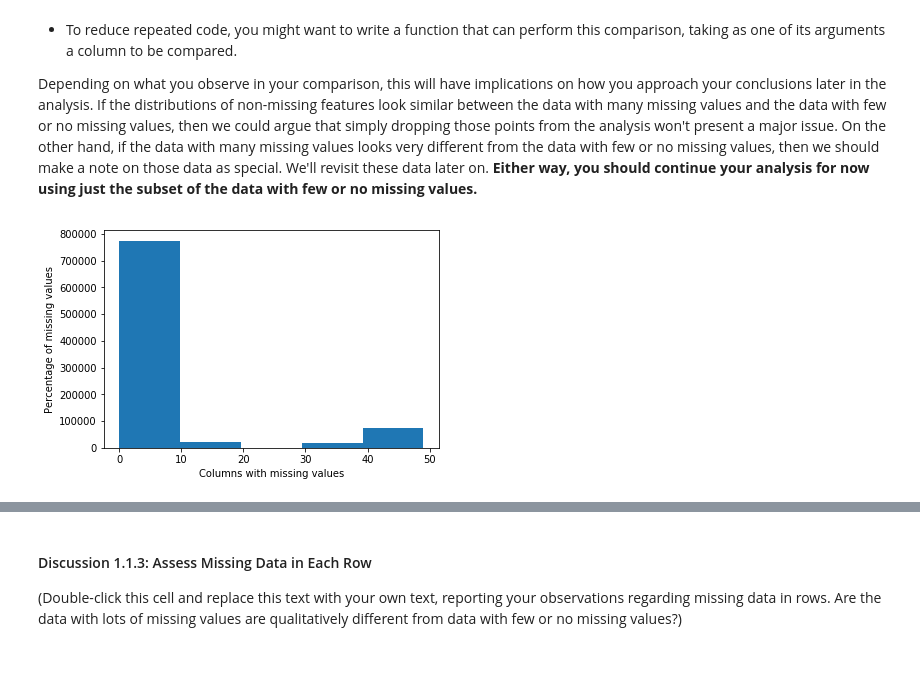
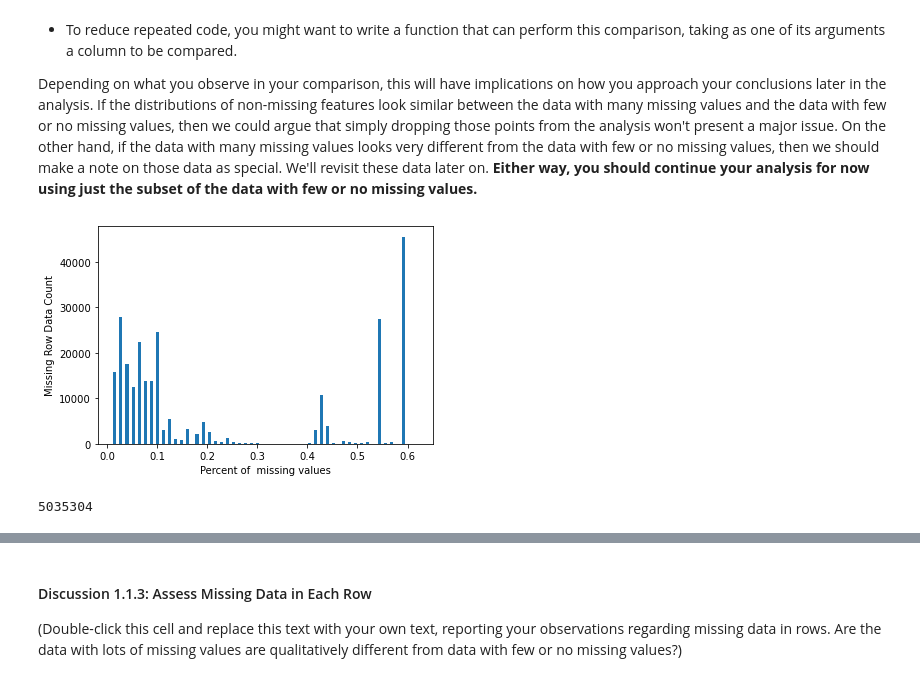
Before and after one commit to sjohnp2112/Identify-Custemer-Segments, a Jupyter notebook: Identify_Customer_Segments_sphelps.ipynb, the cells around one changed output, grey strips where cells are left out. Saved outputs shown, nothing was run; the diff lists cells and outputs as text; code cells hidden in the pictures.

```diff
--- a/Identify_Customer_Segments_sphelps.ipynb
+++ b/Identify_Customer_Segments_sphelps.ipynb
@@ -262,18 +264,34 @@ Depending on what you observe in your comparison, this will have implications on
 # %%
 # How much data is missing in each row of the dataset?
 row_total = azdias_cleaned_df.isnull().sum(axis=1)
-# print(row_total)
+row_total = row_total[row_total > 0]/len(azdias_cleaned_df.columns * 100)
+row_total.sort_values(inplace=True)
 
-plt.hist(row_total, bins=5)
-plt.xlabel('Columns with missing values')
-plt.ylabel('Percentage of missing values')
+
+plt.hist(row_total, bins=100)
+plt.xlabel('Percent of  missing values')
+plt.ylabel('Missing Row Data Count')
 
 plt.show()
 # %% [output]
-[figure, old version]
+[figure, new version]
 # %%
 # Write code to divide the data into two subsets based on the number of missing
 # values in each row.
-subset_1 = azdias_cleaned_df[azdias_cleaned_df.isnull().sum(axis=1) <= 12.50]
-subset_2 = azdias_cleaned_df[azdias_cleaned_df.isnull().sum(axis=1) > 12.50]
+
+row_total_count = azdias_cleaned_df.isnull().sum(axis=1)
+row_total_count.sort_values(ascending=False)
+
+# find the min, max value
+max(row_total_count)
+# 49 values missing
+
+min(row_total_count)
+# 0 values missing
+
+subset_1 = azdias_cleaned_df[azdias_cleaned_df.isnull().sum(axis=1) <= 25]
+subset_2 = azdias_cleaned_df[azdias_cleaned_df.isnull().sum(axis=1) > 25]
+row_total_count.sum()
+# %% [output]
+5035304
 # %%
```
Also changed, not shown: parts of 8 cells of this notebook.
